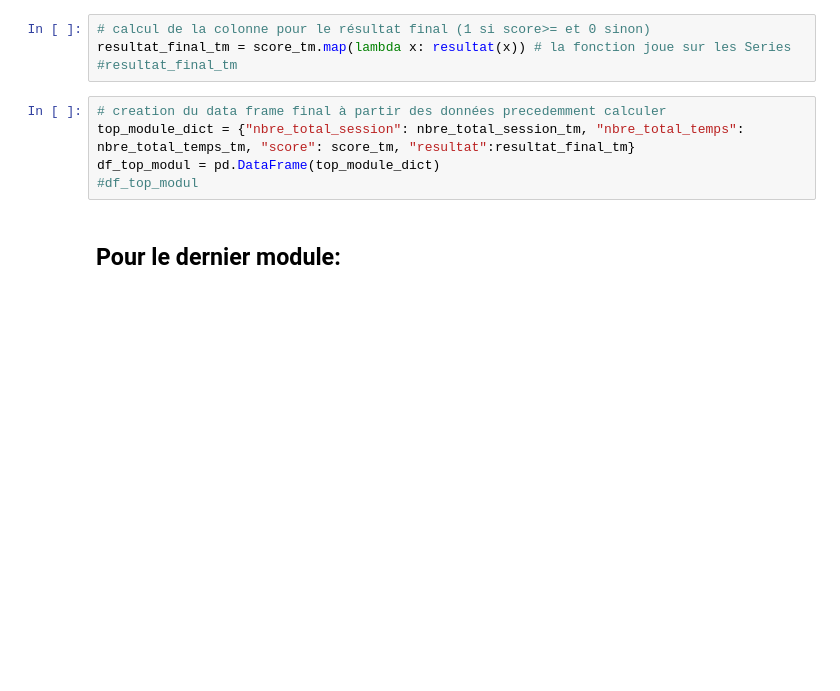
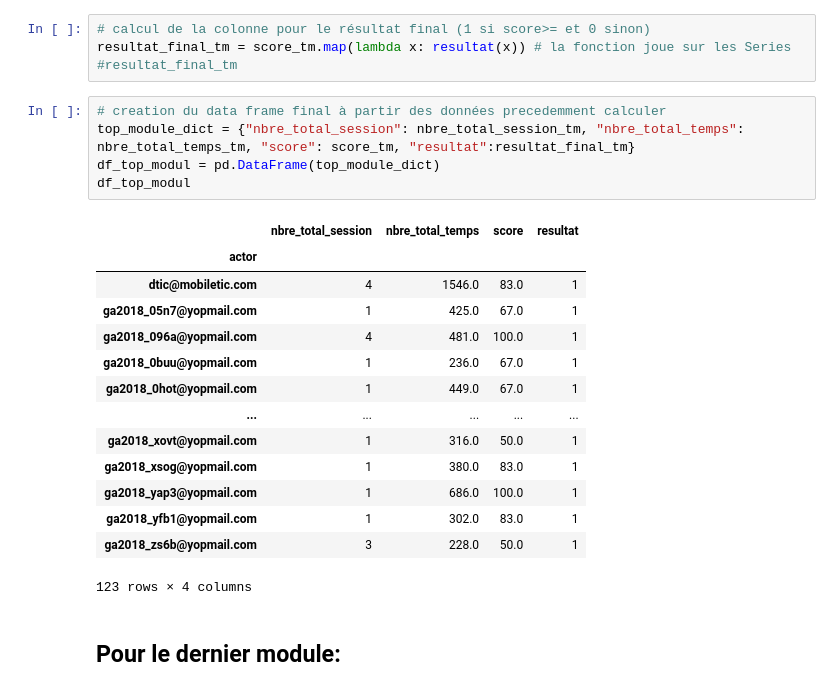
Before and after one commit to ramsey6340/ia_odc, a Jupyter notebook: tp2/tp2.ipynb, the cells around one changed output. Cells and saved outputs as stored; diff of their text form; blank space fills up the shorter version.

```diff
--- a/tp2/tp2.ipynb
+++ b/tp2/tp2.ipynb
@@ -129,8 +143,23 @@ resultat_final_tm = score_tm.map(lambda x: resultat(x)) # la fonction joue sur l
 # %%
 # creation du data frame final à partir des données precedemment calculer
 top_module_dict = {"nbre_total_session": nbre_total_session_tm, "nbre_total_temps": nbre_total_temps_tm, "score": score_tm, "resultat":resultat_final_tm}
 df_top_modul = pd.DataFrame(top_module_dict)
-#df_top_modul
+df_top_modul
+# %% [output]
+|  | nbre_total_session | nbre_total_temps | score | resultat |
+| actor |  |  |  |  |
+| dtic@mobiletic.com | 4 | 1546.0 | 83.0 | 1 |
+| ga2018_05n7@yopmail.com | 1 | 425.0 | 67.0 | 1 |
+| ga2018_096a@yopmail.com | 4 | 481.0 | 100.0 | 1 |
+| ga2018_0buu@yopmail.com | 1 | 236.0 | 67.0 | 1 |
+| ga2018_0hot@yopmail.com | 1 | 449.0 | 67.0 | 1 |
+| ... | ... | ... | ... | ... |
+| ga2018_xovt@yopmail.com | 1 | 316.0 | 50.0 | 1 |
+| ga2018_xsog@yopmail.com | 1 | 380.0 | 83.0 | 1 |
+| ga2018_yap3@yopmail.com | 1 | 686.0 | 100.0 | 1 |
+| ga2018_yfb1@yopmail.com | 1 | 302.0 | 83.0 | 1 |
+| ga2018_zs6b@yopmail.com | 3 | 228.0 | 50.0 | 1 |
+123 rows × 4 columns
 # %% [markdown]
 ## Pour le dernier module:
 # %%
```
Also changed, not shown: parts of 2 cells of this notebook, 4 other files.
